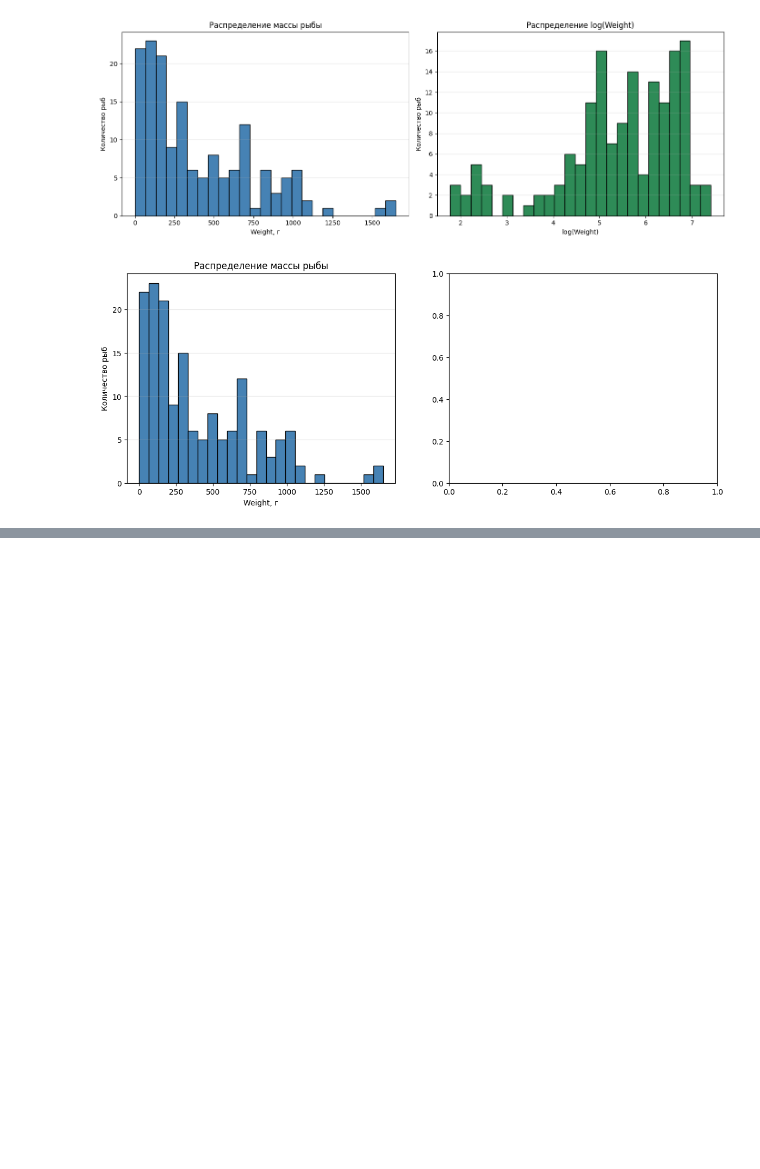
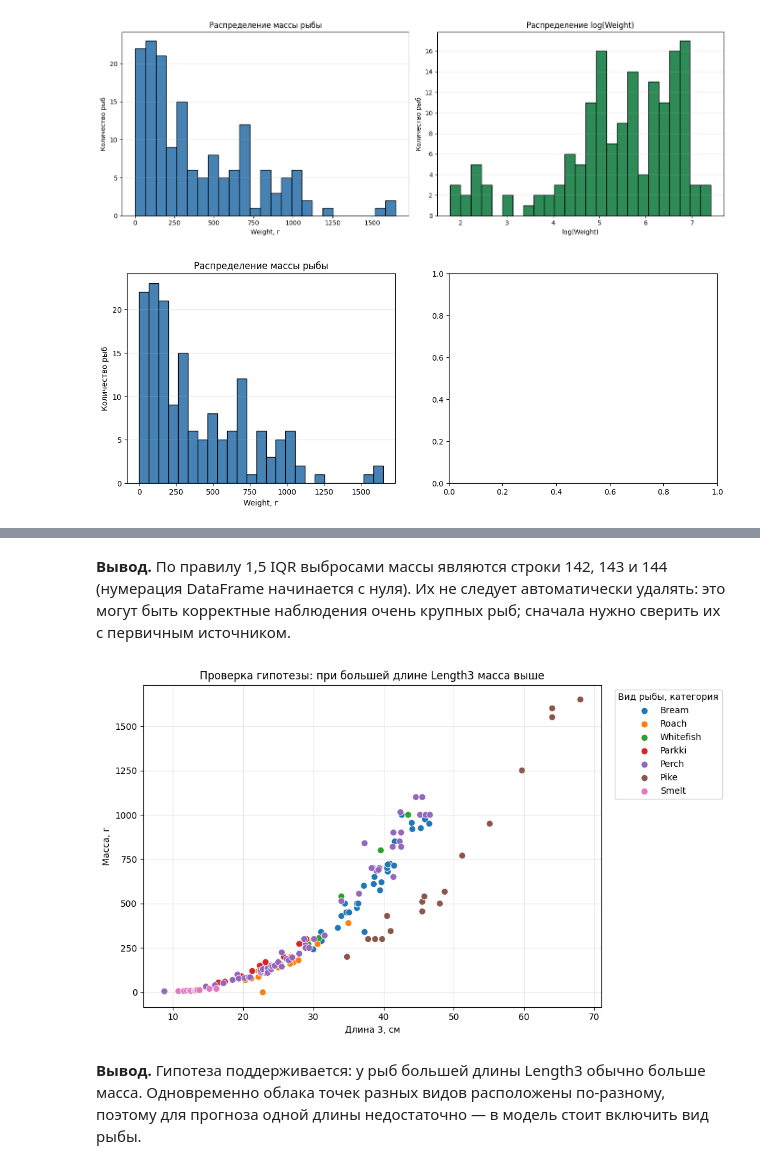
Before and after one commit to KSveselov/lab_3_ai, a Jupyter notebook: lab_1/Fish-Dimensions-Regression-Analysis/notebooks/01-eda.ipynb, the cells around one changed output, grey strips where cells are left out. Cells and saved outputs as stored; diff of their text form; code cells hidden in the pictures; blank space fills up the shorter version.

```diff
--- a/lab_1/Fish-Dimensions-Regression-Analysis/notebooks/01-eda.ipynb
+++ b/lab_1/Fish-Dimensions-Regression-Analysis/notebooks/01-eda.ipynb
@@ -113,0 +203,16 @@ axes[0].grid(axis="y", alpha=0.3)
+# %% [markdown]
+**Вывод.** По правилу 1,5 IQR выбросами массы являются строки 142, 143 и 144 (нумерация DataFrame начинается с нуля). Их не следует автоматически удалять: это могут быть корректные наблюдения очень крупных рыб; сначала нужно сверить их с первичным источником.
+# %%
+plt.figure(figsize=(10, 6))
+sns.scatterplot(data=df, x="Length3", y="Weight", hue="Species", s=55)
+plt.title("Проверка гипотезы: при большей длине Length3 масса выше")
+plt.xlabel("Длина 3, см")
+plt.ylabel("Масса, г")
+plt.legend(title="Вид рыбы, категория", bbox_to_anchor=(1.02, 1), loc="upper left")
+plt.grid(alpha=0.3)
+plt.tight_layout()
+plt.show()
+# %% [output]
+[figure, added]
+# %% [markdown]
+**Вывод.** Гипотеза поддерживается: у рыб большей длины Length3 обычно больше масса. Одновременно облака точек разных видов расположены по-разному, поэтому для прогноза одной длины недостаточно — в модель стоит включить вид рыбы.
```
Also changed, not shown: parts of 10 cells of this notebook.
